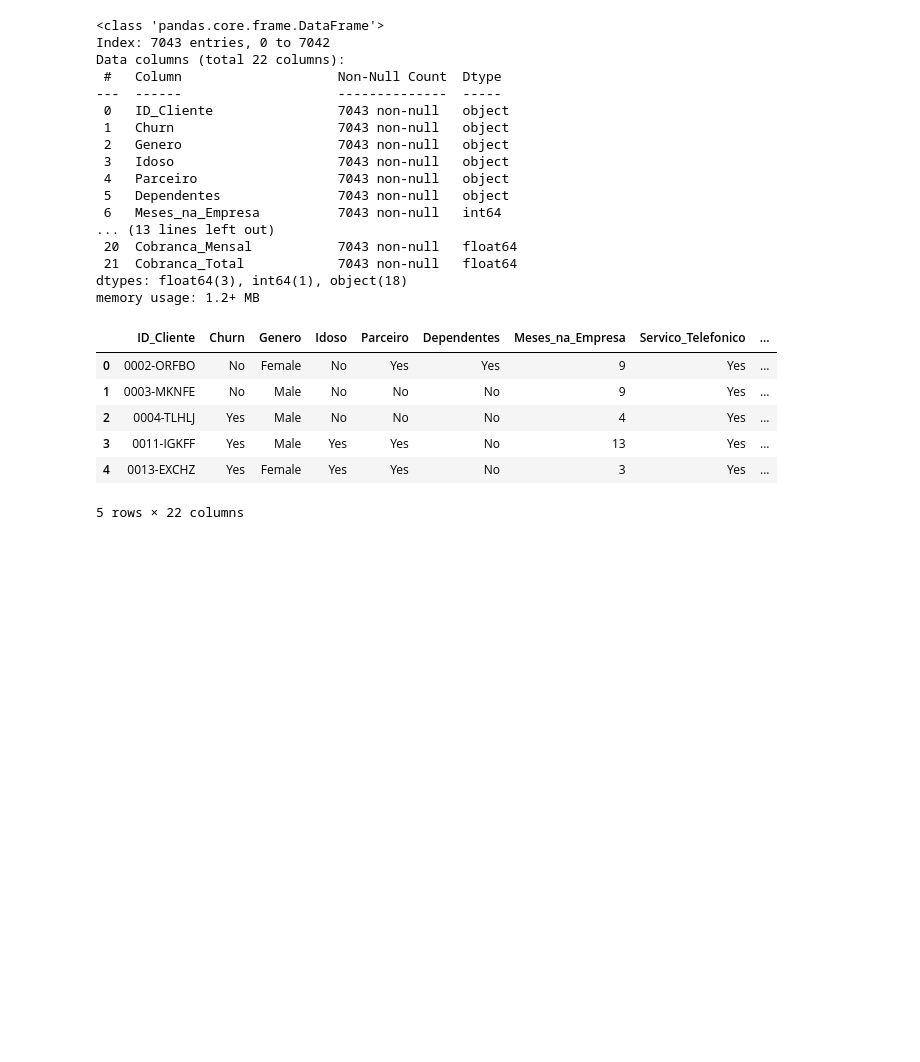
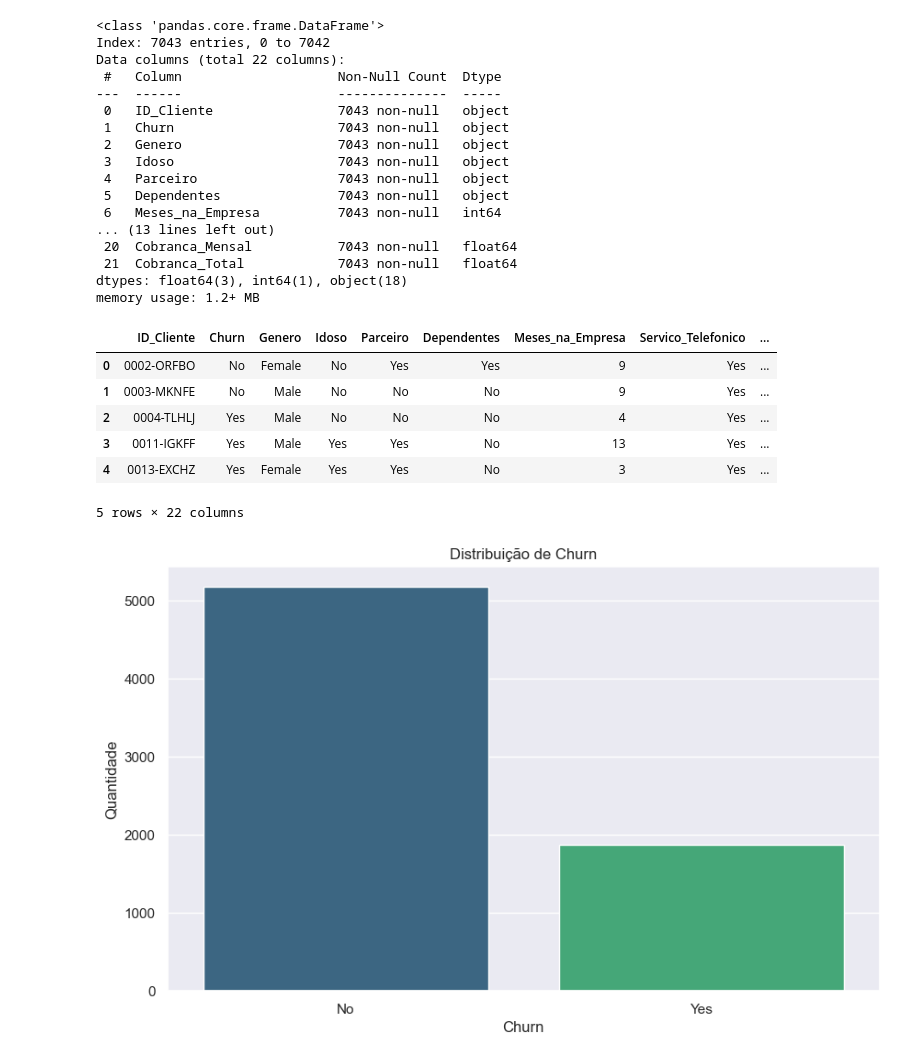
Before and after one commit to gabrielmarcolino23/ML-Previsao-Churn, a Jupyter notebook: analise.ipynb, the cells around one changed output. Saved outputs shown, nothing was run; the diff lists cells and outputs as text; code cells hidden in the pictures; blank space fills up the shorter version.

```diff
--- a/analise.ipynb
+++ b/analise.ipynb
@@ -34,3 +34,17 @@ dados.head()
 | 3 | 0011-IGKFF | Yes | Male | Yes | Yes | No | 13 | Yes | ... |
 | 4 | 0013-EXCHZ | Yes | Female | Yes | Yes | No | 3 | Yes | ... |
 5 rows × 22 columns
+# %%
+# N de churn
+sns.set(style="darkgrid")
+
+plt.figure(figsize=(10, 6))
+ax = sns.countplot(x='Churn', hue='Churn', data=dados, palette='viridis', dodge=False)
+
+ax.set_title('Distribuição de Churn')
+ax.set_ylabel('Quantidade')
+
+
+plt.show()
+# %% [output]
+[figure, added]
```
Also changed, not shown: parts of 9 cells of this notebook, 2 other files.
